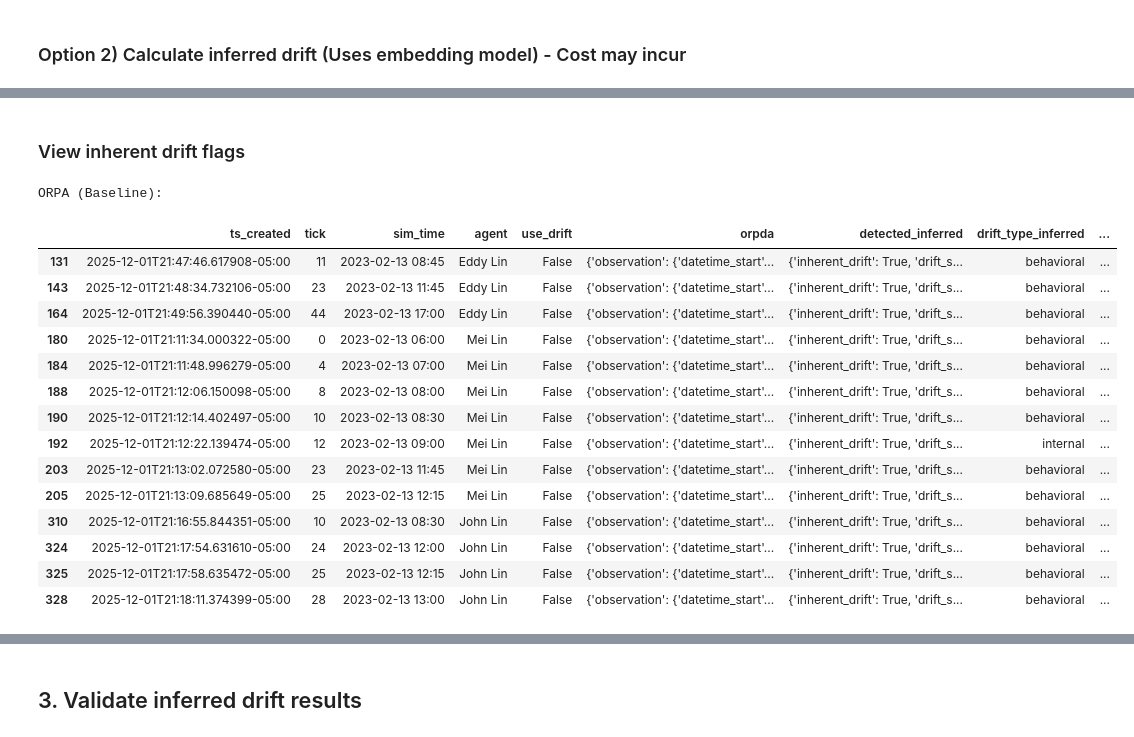
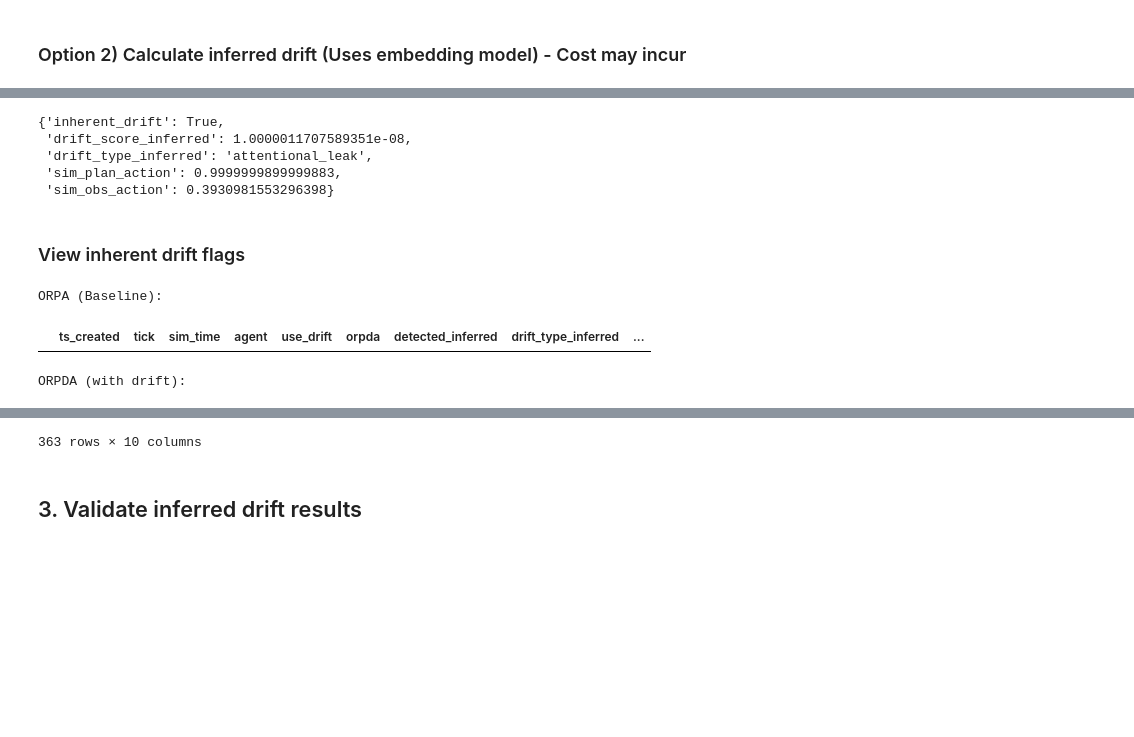
Before and after one commit to jaelin215/Driftville_Agent, a Jupyter notebook: app/src/utils/viz_metrics.ipynb, the cells around one changed output, grey strips where cells are left out. Cells and saved outputs as stored; diff of their text form; code cells hidden in the pictures; blank space fills up the shorter version.

```diff
--- a/app/src/utils/viz_metrics.ipynb
+++ b/app/src/utils/viz_metrics.ipynb
@@ -94,45 +98,38 @@ df
 # %%
-# df['detected_inferred'][0]
+df['detected_inferred'][0]
+# %% [output]
+{'inherent_drift': True,
+ 'drift_score_inferred': 1.0000011707589351e-08,
+ 'drift_type_inferred': 'attentional_leak',
+ 'sim_plan_action': 0.9999999899999883,
+ 'sim_obs_action': 0.3930981553296398}
 # %%
-# df["drift_type_inferred"] = df["detected_inferred"].apply(lambda d: d["drift_type_inferred"])
+df["drift_type_inferred"] = df["detected_inferred"].apply(lambda d: d["drift_type_inferred"])
 # %%
-# df["drift_score_inferred"] = df["detected_inferred"].apply(lambda d: d["drift_score_inferred"])
-# df["inherent_drift"] = df["detected_inferred"].apply(lambda d: d["inherent_drift"])
+df["drift_score_inferred"] = df["detected_inferred"].apply(lambda d: d["drift_score_inferred"])
+df["inherent_drift"] = df["detected_inferred"].apply(lambda d: d["inherent_drift"])
 
-# df_orpda = df[df.use_drift == True]
-# df_orpa  = df[df.use_drift == False]
+df_orpda = df[df.use_drift == True]
+df_orpa  = df[df.use_drift == False]
 
-# # Save to CSV
-# df.to_csv(LOG_DIR / "sessions_with_inherent_drift.csv", index=False)
+# Save to CSV
+df.to_csv(LOG_DIR / "sessions_with_inherent_drift.csv", index=False)
 # %% [markdown]
 ### View inherent drift flags
 # %%
 df["drift_score_inferred"] = df["drift_score_inferred"].round(2)
 
 df_orpda = df[df.use_drift == True]
 df_orpa = df[df.use_drift == False]
 
 # View ORPA resultls based on inherent drift detection
 print("ORPA (Baseline):")
 display(df_orpa[df_orpa.inherent_drift == True])
 
 # View ORPDA resultls based on inherent drift detection
-# print("ORPDA (with drift):")
-# display(df_orpda[df_orpda.inherent_drift==True])
+print("ORPDA (with drift):")
+display(df_orpda[df_orpda.inherent_drift==True])
 # %% [output]
 ORPA (Baseline):
 |  | ts_created | tick | sim_time | agent | use_drift | orpda | detected_inferred | drift_type_inferred | ... |
-| 131 | 2025-12-01T21:47:46.617908-05:00 | 11 | 2023-02-13 08:45 | Eddy Lin | False | {'observation': {'datetime_start'... | {'inherent_drift': True, 'drift_s... | behavioral | ... |
-| 143 | 2025-12-01T21:48:34.732106-05:00 | 23 | 2023-02-13 11:45 | Eddy Lin | False | {'observation': {'datetime_start'... | {'inherent_drift': True, 'drift_s... | behavioral | ... |
-| 164 | 2025-12-01T21:49:56.390440-05:00 | 44 | 2023-02-13 17:00 | Eddy Lin | False | {'observation': {'datetime_start'... | {'inherent_drift': True, 'drift_s... | behavioral | ... |
-| 180 | 2025-12-01T21:11:34.000322-05:00 | 0 | 2023-02-13 06:00 | Mei Lin | False | {'observation': {'datetime_start'... | {'inherent_drift': True, 'drift_s... | behavioral | ... |
-| 184 | 2025-12-01T21:11:48.996279-05:00 | 4 | 2023-02-13 07:00 | Mei Lin | False | {'observation': {'datetime_start'... | {'inherent_drift': True, 'drift_s... | behavioral | ... |
-| 188 | 2025-12-01T21:12:06.150098-05:00 | 8 | 2023-02-13 08:00 | Mei Lin | False | {'observation': {'datetime_start'... | {'inherent_drift': True, 'drift_s... | behavioral | ... |
-| 190 | 2025-12-01T21:12:14.402497-05:00 | 10 | 2023-02-13 08:30 | Mei Lin | False | {'observation': {'datetime_start'... | {'inherent_drift': True, 'drift_s... | behavioral | ... |
-| 192 | 2025-12-01T21:12:22.139474-05:00 | 12 | 2023-02-13 09:00 | Mei Lin | False | {'observation': {'datetime_start'... | {'inherent_drift': True, 'drift_s... | internal | ... |
-| 203 | 2025-12-01T21:13:02.072580-05:00 | 23 | 2023-02-13 11:45 | Mei Lin | False | {'observation': {'datetime_start'... | {'inherent_drift': True, 'drift_s... | behavioral | ... |
-| 205 | 2025-12-01T21:13:09.685649-05:00 | 25 | 2023-02-13 12:15 | Mei Lin | False | {'observation': {'datetime_start'... | {'inherent_drift': True, 'drift_s... | behavioral | ... |
-| 310 | 2025-12-01T21:16:55.844351-05:00 | 10 | 2023-02-13 08:30 | John Lin | False | {'observation': {'datetime_start'... | {'inherent_drift': True, 'drift_s... | behavioral | ... |
-| 324 | 2025-12-01T21:17:54.631610-05:00 | 24 | 2023-02-13 12:00 | John Lin | False | {'observation': {'datetime_start'... | {'inherent_drift': True, 'drift_s... | behavioral | ... |
-| 325 | 2025-12-01T21:17:58.635472-05:00 | 25 | 2023-02-13 12:15 | John Lin | False | {'observation': {'datetime_start'... | {'inherent_drift': True, 'drift_s... | behavioral | ... |
-| 328 | 2025-12-01T21:18:11.374399-05:00 | 28 | 2023-02-13 13:00 | John Lin | False | {'observation': {'datetime_start'... | {'inherent_drift': True, 'drift_s... | behavioral | ... |
+ORPDA (with drift):
@@ -139,3 +148,4 @@ ORPA (Baseline):
+363 rows × 10 columns
 # %% [markdown]
 ## 3. Validate inferred drift results
 # %%
```
Also changed, not shown: parts of 9 cells of this notebook, 31 other files.
